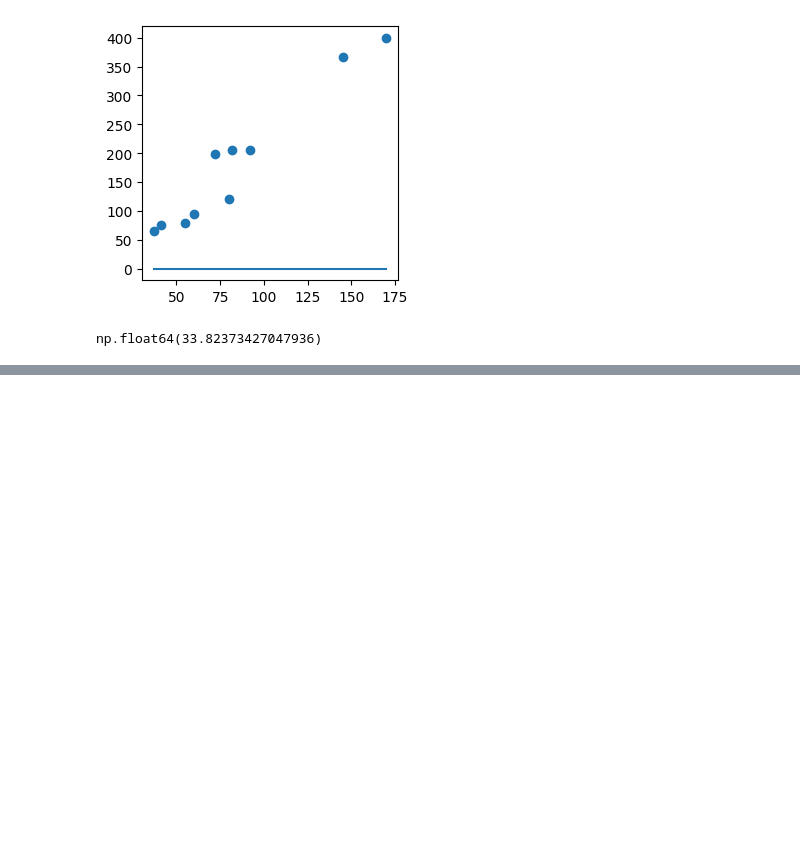
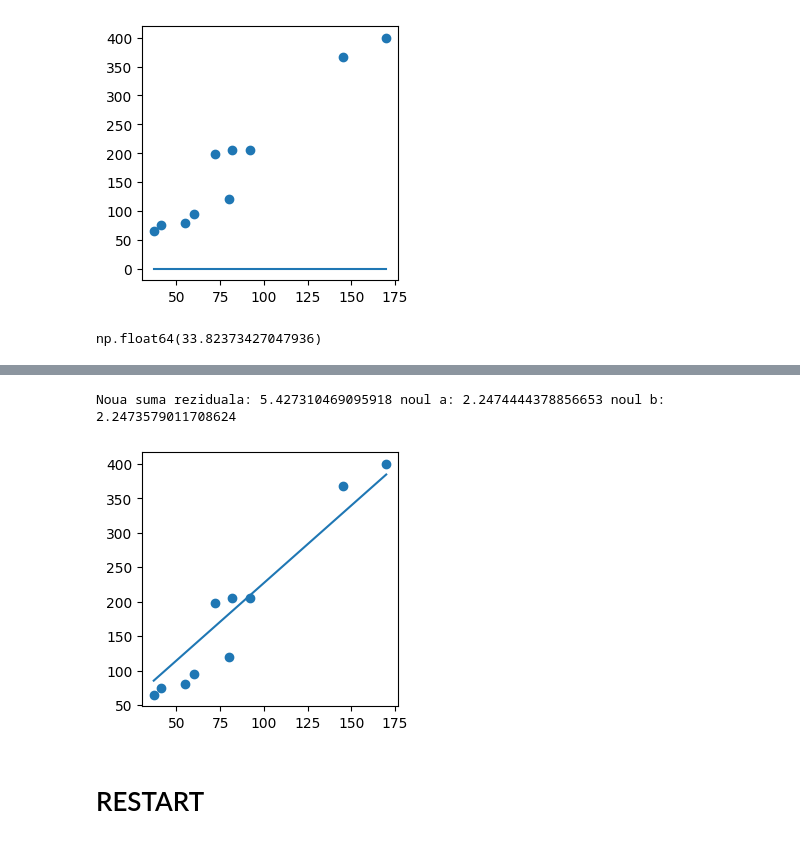
Before and after one commit to sojog/Machine-Learning-Python-2025, a Jupyter notebook: Curs2/3.calcul_gradient.ipynb, the cells around one changed output, grey strips where cells are left out. Saved outputs shown, nothing was run; the diff lists cells and outputs as text; code cells hidden in the pictures; blank space fills up the shorter version.

```diff
--- a/Curs2/3.calcul_gradient.ipynb
+++ b/Curs2/3.calcul_gradient.ipynb
@@ -40,0 +51,22 @@ derivata_b = 2 * (preturi_calculate - preturi)
+# %%
+a = 0
+b = 0
+
+cost = []
+
+def calculeaza_gradient ():
+   global a, b, cost
+   LEARNING_RATE = 0.00001
+   preturi_calculate = a *  suprafete + b
+
+   suma_rezidula = (1 / (2 * preturi.size) )*  np.sqrt(((preturi - preturi_calculate) ** 2).sum())
+   cost.append(suma_rezidula)
+   print("Noua suma reziduala:", suma_rezidula, "noul a:", a, "noul b:", b)
+
+   derivata_a =  (1 /  preturi.size) *  np.sum((preturi_calculate - preturi) * suprafete)
+   derivata_b = (1 /  preturi.size) * np.sum((preturi_calculate - preturi))
+
+   a = a - derivata_a * LEARNING_RATE
+   b = a - derivata_b * LEARNING_RATE
+
+   lin_plot(suprafete, preturi, a, b)
@@ -40,0 +77,7 @@ derivata_b = 2 * (preturi_calculate - preturi)
+# %%
+calculeaza_gradient ()
+# %% [output]
+Noua suma reziduala: 5.427310469095918 noul a: 2.2474444378856653 noul b: 2.2473579011708624
+[figure, added]
+# %% [markdown]
+# RESTART
```
Also changed, not shown: parts of 11 cells of this notebook, 1 other file.
